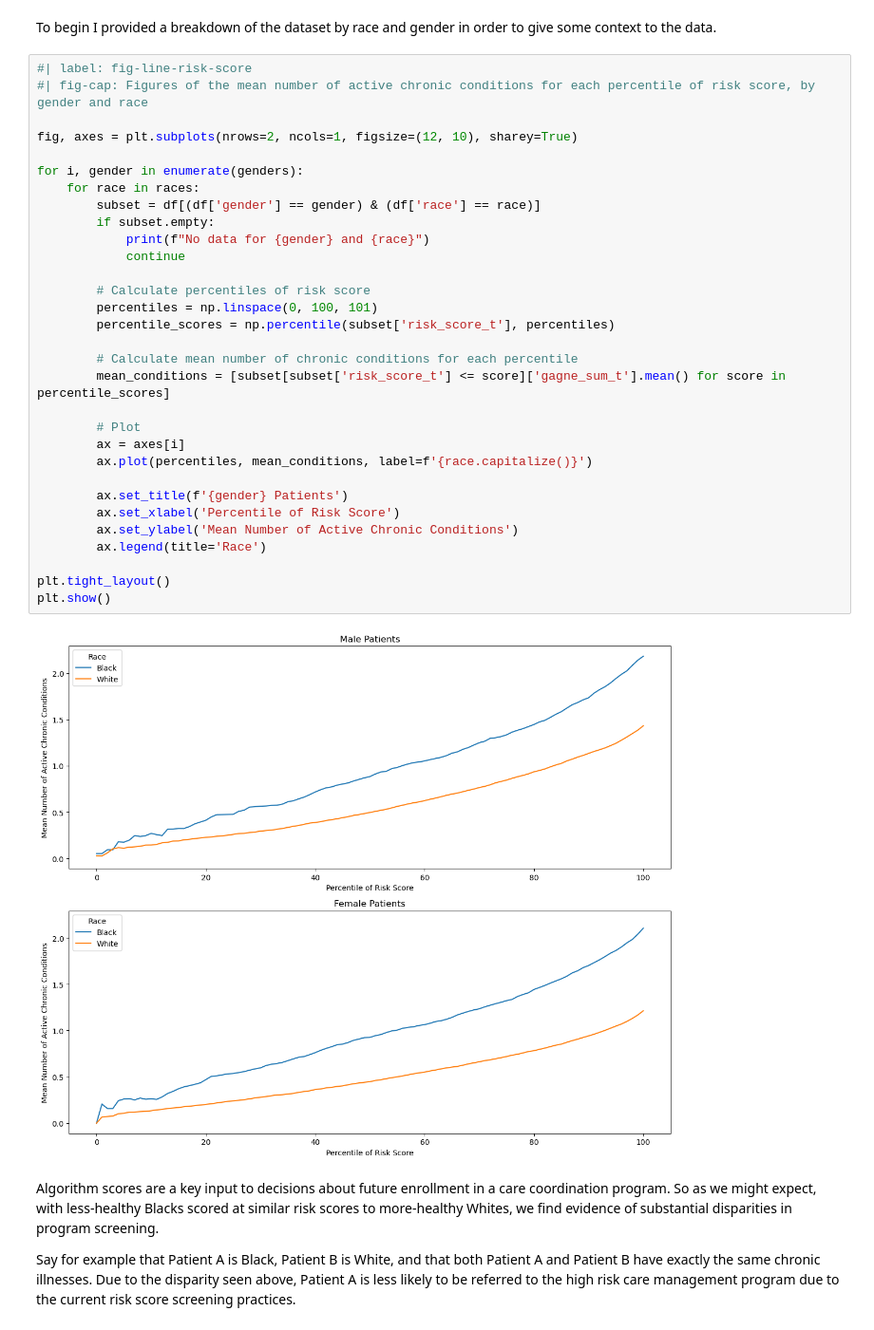
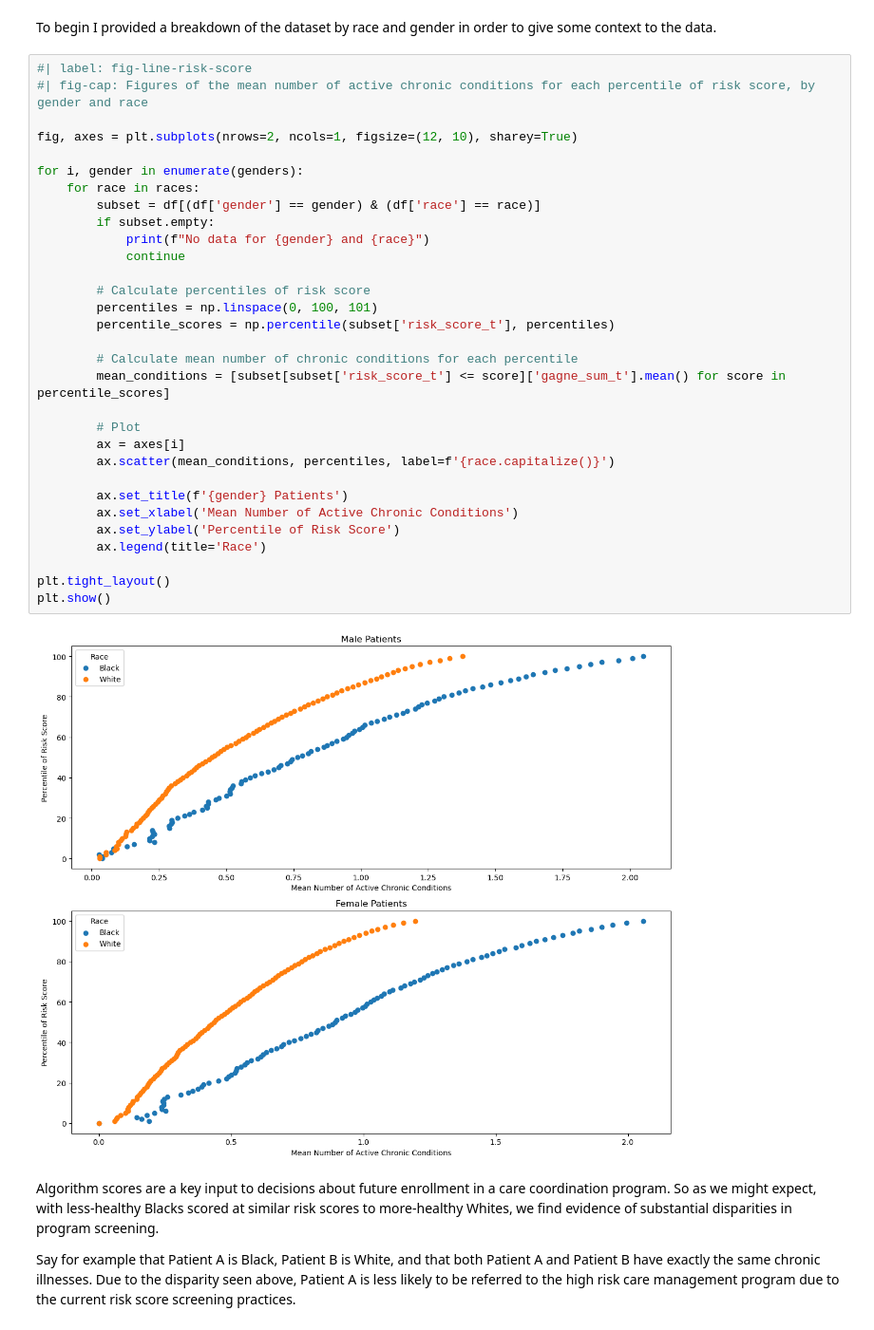
Before and after one commit to ItsDwood/itsdwood.github.io, a Jupyter notebook: posts/health-blog-post/index.ipynb, the cells around one changed output. Shown at 95% size. Saved outputs shown, nothing was run; the diff lists cells and outputs as text.

```diff
--- a/posts/health-blog-post/index.ipynb
+++ b/posts/health-blog-post/index.ipynb
@@ -64,36 +54,36 @@ To begin I provided a breakdown of the dataset by race and gender in order to gi
 # %%
 #| label: fig-line-risk-score
 #| fig-cap: Figures of the mean number of active chronic conditions for each percentile of risk score, by gender and race
 
 fig, axes = plt.subplots(nrows=2, ncols=1, figsize=(12, 10), sharey=True)
 
 for i, gender in enumerate(genders):
     for race in races:
         subset = df[(df['gender'] == gender) & (df['race'] == race)]
         if subset.empty:
             print(f"No data for {gender} and {race}")
             continue
 
         # Calculate percentiles of risk score
         percentiles = np.linspace(0, 100, 101)
         percentile_scores = np.percentile(subset['risk_score_t'], percentiles)
 
         # Calculate mean number of chronic conditions for each percentile
         mean_conditions = [subset[subset['risk_score_t'] <= score]['gagne_sum_t'].mean() for score in percentile_scores]
 
         # Plot
         ax = axes[i]
-        ax.plot(percentiles, mean_conditions, label=f'{race.capitalize()}')
+        ax.scatter(mean_conditions, percentiles, label=f'{race.capitalize()}')
 
         ax.set_title(f'{gender} Patients')
-        ax.set_xlabel('Percentile of Risk Score')
-        ax.set_ylabel('Mean Number of Active Chronic Conditions')
+        ax.set_xlabel('Mean Number of Active Chronic Conditions')
+        ax.set_ylabel('Percentile of Risk Score')
         ax.legend(title='Race')
 
 plt.tight_layout()
 plt.show()
 # %% [output]
-[figure, old version]
+[figure, new version]
 # %% [markdown]
 Algorithm scores are a key input to decisions about future enrollment in a care coordination program. So as we might expect, with less-healthy Blacks scored at similar risk scores to more-healthy Whites, we find evidence of substantial disparities in program screening.
 
```
Also changed, not shown: parts of 6 cells of this notebook, 5 other files.
